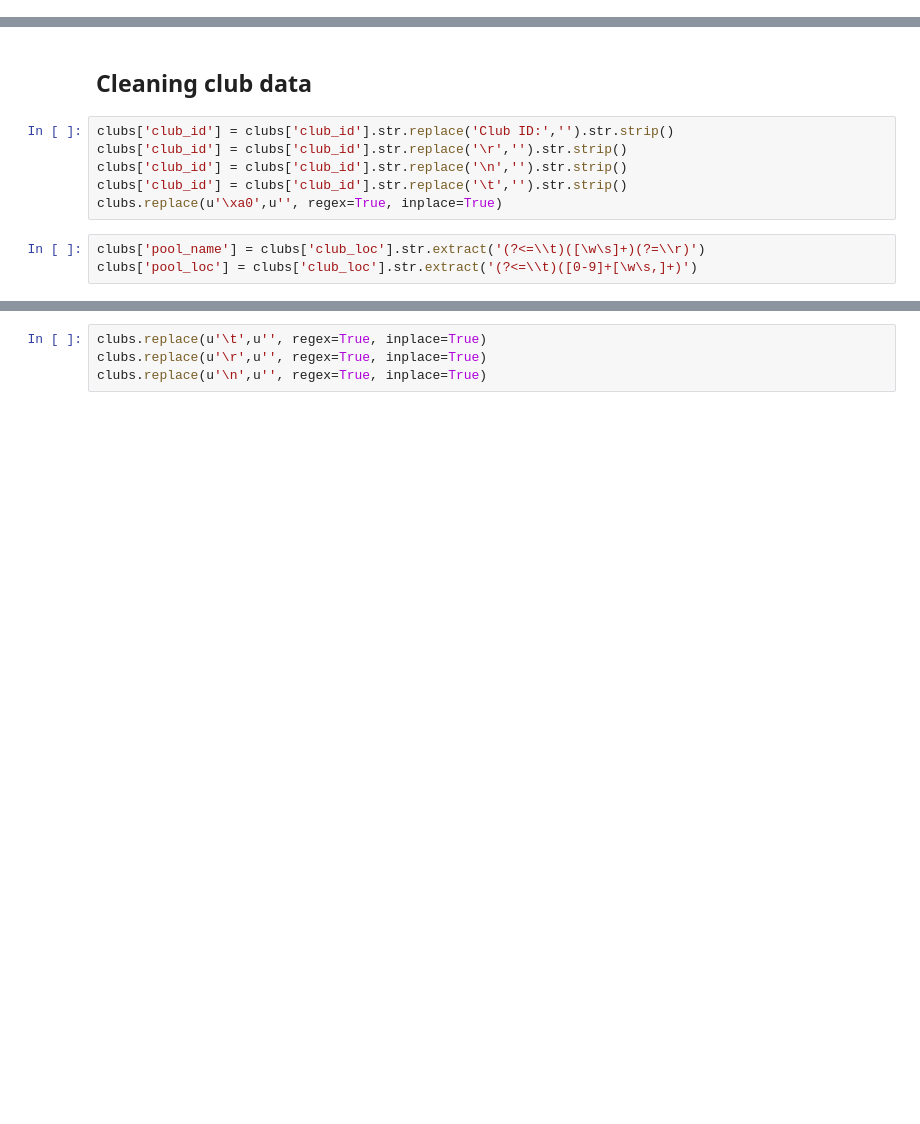
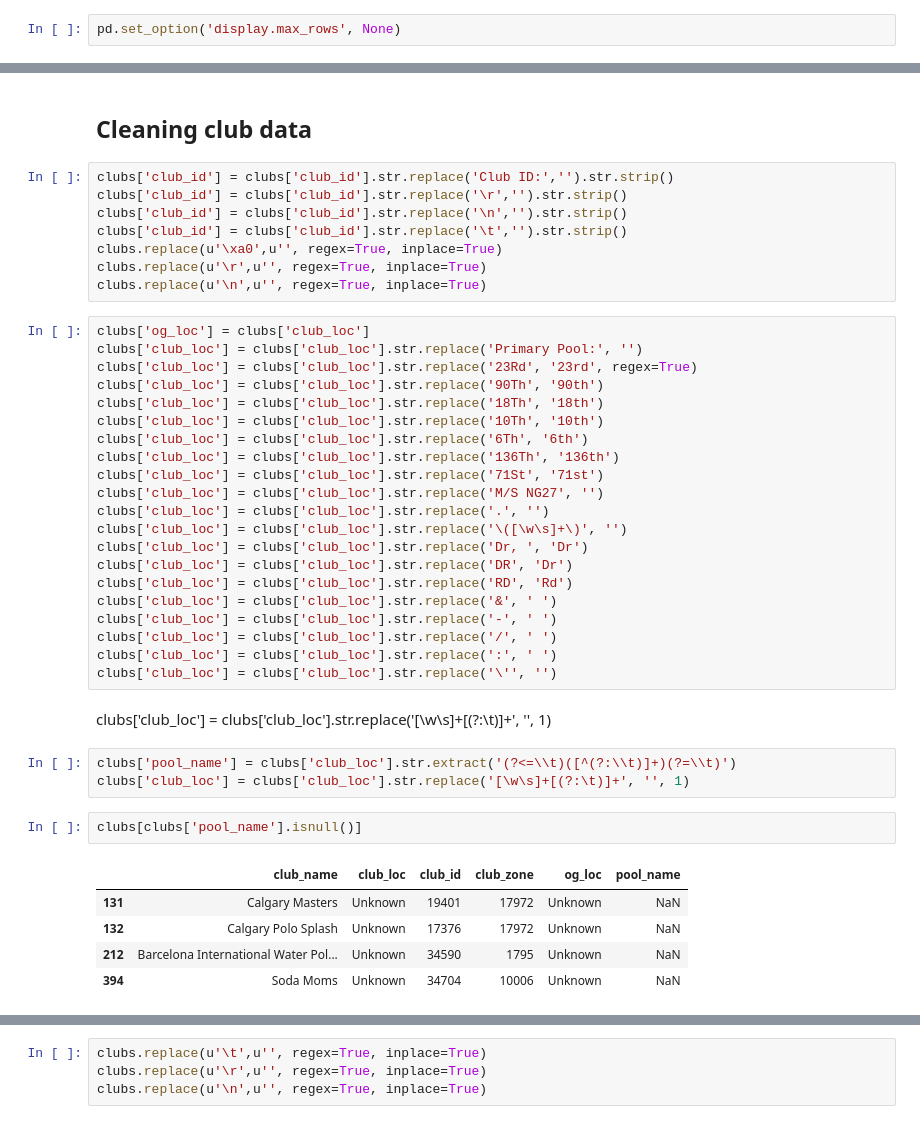
Before and after one commit to jessmontoya/Data_Science_Portfolio, a Jupyter notebook: USA_Water_Polo/Cleaning and combining Ranking and Club Info.ipynb, the cells around one changed output, grey strips where cells are left out. Drawn from its saved outputs; the diff is of its cells as text; blank space fills up the shorter version.

Commit message:
updating regex cleaning

```diff
--- a/USA_Water_Polo/Cleaning and combining Ranking and Club Info.ipynb
+++ b/USA_Water_Polo/Cleaning and combining Ranking and Club Info.ipynb
@@ -5,4 +5,6 @@ import numpy as np
 # %%
 clubs = pd.read_csv('club_info.csv', index_col=0)
 rankings = pd.read_csv('ranking_data.csv', index_col=0)
+# %%
+pd.set_option('display.max_rows', None)
 # %%
@@ -31,6 +44,39 @@ clubs['club_id'] = clubs['club_id'].str.replace('\r','').str.strip()
 clubs['club_id'] = clubs['club_id'].str.replace('\n','').str.strip()
 clubs['club_id'] = clubs['club_id'].str.replace('\t','').str.strip()
 clubs.replace(u'\xa0',u'', regex=True, inplace=True)
+clubs.replace(u'\r',u'', regex=True, inplace=True)
+clubs.replace(u'\n',u'', regex=True, inplace=True)
+# %%
+clubs['og_loc'] = clubs['club_loc']
+clubs['club_loc'] = clubs['club_loc'].str.replace('Primary Pool:', '')
+clubs['club_loc'] = clubs['club_loc'].str.replace('23Rd', '23rd', regex=True)
+clubs['club_loc'] = clubs['club_loc'].str.replace('90Th', '90th')
+clubs['club_loc'] = clubs['club_loc'].str.replace('18Th', '18th')
+clubs['club_loc'] = clubs['club_loc'].str.replace('10Th', '10th')
+clubs['club_loc'] = clubs['club_loc'].str.replace('6Th', '6th')
+clubs['club_loc'] = clubs['club_loc'].str.replace('136Th', '136th')
+clubs['club_loc'] = clubs['club_loc'].str.replace('71St', '71st')
+clubs['club_loc'] = clubs['club_loc'].str.replace('M/S NG27', '')
+clubs['club_loc'] = clubs['club_loc'].str.replace('.', '')
+clubs['club_loc'] = clubs['club_loc'].str.replace('\([\w\s]+\)', '')
+clubs['club_loc'] = clubs['club_loc'].str.replace('Dr, ', 'Dr')
+clubs['club_loc'] = clubs['club_loc'].str.replace('DR', 'Dr')
+clubs['club_loc'] = clubs['club_loc'].str.replace('RD', 'Rd')
+clubs['club_loc'] = clubs['club_loc'].str.replace('&', ' ')
+clubs['club_loc'] = clubs['club_loc'].str.replace('-', ' ')
+clubs['club_loc'] = clubs['club_loc'].str.replace('/', ' ')
+clubs['club_loc'] = clubs['club_loc'].str.replace(':', ' ')
+clubs['club_loc'] = clubs['club_loc'].str.replace('\'', '')
+# %% [markdown]
+clubs['club_loc'] = clubs['club_loc'].str.replace('[\w\s]+[(?:\\t)]+', '', 1)
 # %%
-clubs['pool_name'] = clubs['club_loc'].str.extract('(?<=\\t)([\w\s]+)(?=\\r)')
-clubs['pool_loc'] = clubs['club_loc'].str.extract('(?<=\\t)([0-9]+[\w\s,]+)')
+clubs['pool_name'] = clubs['club_loc'].str.extract('(?<=\\t)([^(?:\\t)]+)(?=\\t)')
+clubs['club_loc'] = clubs['club_loc'].str.replace('[\w\s]+[(?:\t)]+', '', 1)
+# %%
+clubs[clubs['pool_name'].isnull()]
+# %% [output]
+|  | club_name | club_loc | club_id | club_zone | og_loc | pool_name |
+| 131 | Calgary Masters | Unknown | 19401 | 17972 | Unknown | NaN |
+| 132 | Calgary Polo Splash | Unknown | 17376 | 17972 | Unknown | NaN |
+| 212 | Barcelona International Water Pol... | Unknown | 34590 | 1795 | Unknown | NaN |
+| 394 | Soda Moms | Unknown | 34704 | 10006 | Unknown | NaN |
```
Also changed, not shown: parts of 16 cells of this notebook.
